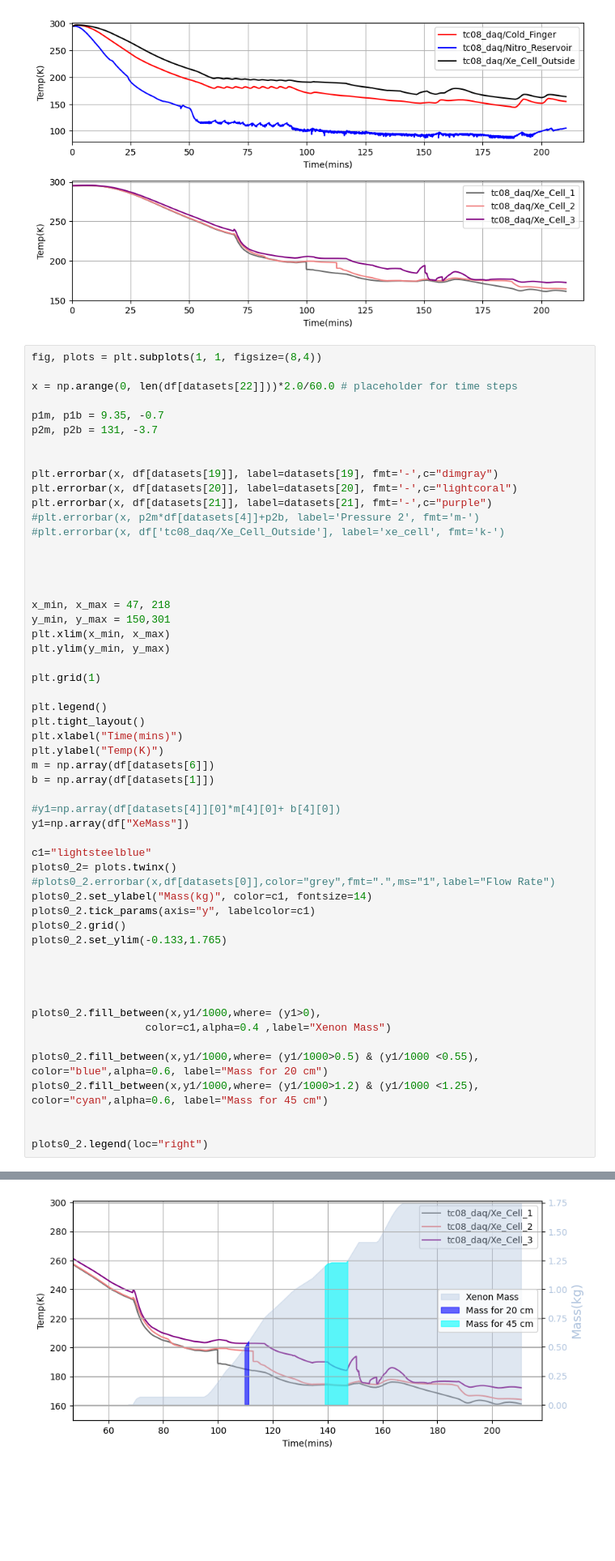
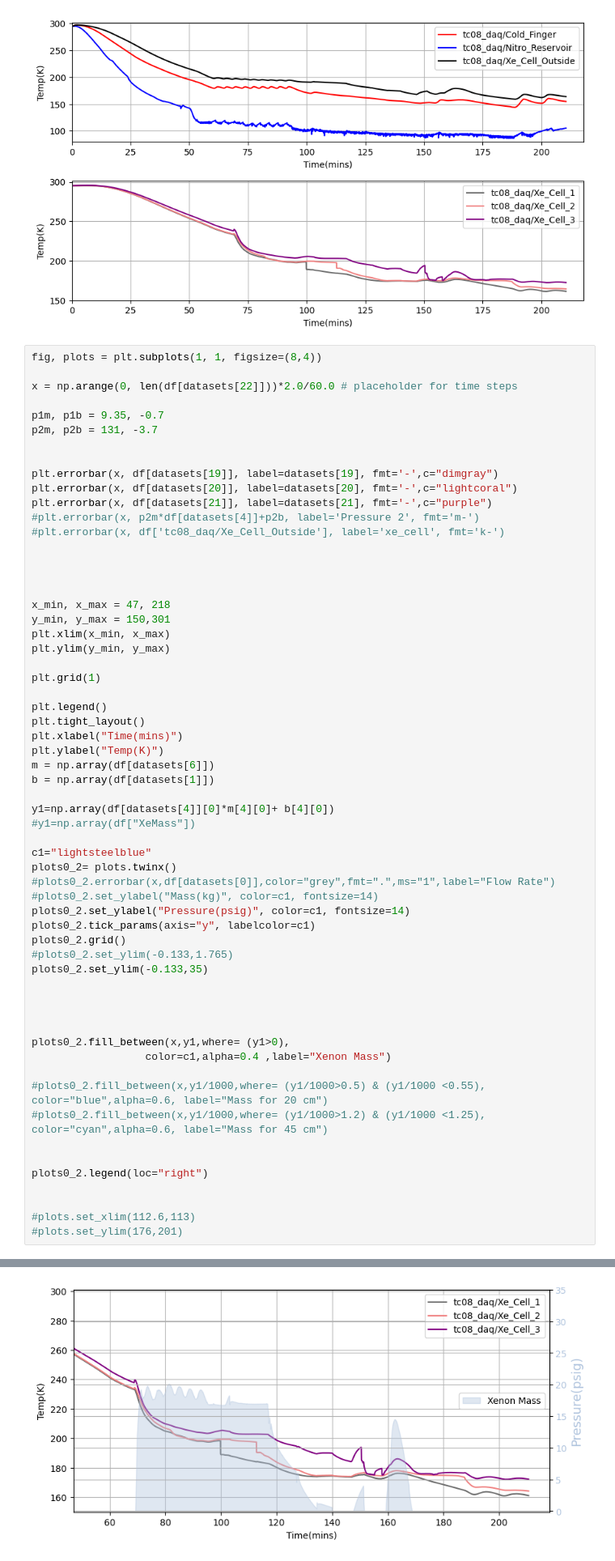
Before and after one commit to jbane11/nexo, a Jupyter notebook: Lab028/slowctr/slow_control_data_read_1.ipynb, the cells around one changed output, grey strips where cells are left out. Shown at 81% size. Drawn from its saved outputs; the diff is of its cells as text; blank space fills up the shorter version.

```diff
--- a/Lab028/slowctr/slow_control_data_read_1.ipynb
+++ b/Lab028/slowctr/slow_control_data_read_1.ipynb
@@ -234,41 +234,47 @@ x_min, x_max = 47, 218
 y_min, y_max = 150,301
 plt.xlim(x_min, x_max)
 plt.ylim(y_min, y_max)
 
 plt.grid(1)
 
 plt.legend()
 plt.tight_layout()
 plt.xlabel("Time(mins)")
 plt.ylabel("Temp(K)")
 m = np.array(df[datasets[6]])
 b = np.array(df[datasets[1]])
 
-#y1=np.array(df[datasets[4]][0]*m[4][0]+ b[4][0])
-y1=np.array(df["XeMass"])
+y1=np.array(df[datasets[4]][0]*m[4][0]+ b[4][0])
+#y1=np.array(df["XeMass"])
 
 c1="lightsteelblue"
 plots0_2= plots.twinx()
 #plots0_2.errorbar(x,df[datasets[0]],color="grey",fmt=".",ms="1",label="Flow Rate")
-plots0_2.set_ylabel("Mass(kg)", color=c1, fontsize=14)
+#plots0_2.set_ylabel("Mass(kg)", color=c1, fontsize=14)
+plots0_2.set_ylabel("Pressure(psig)", color=c1, fontsize=14)
 plots0_2.tick_params(axis="y", labelcolor=c1)
 plots0_2.grid()
-plots0_2.set_ylim(-0.133,1.765)
+#plots0_2.set_ylim(-0.133,1.765)
+plots0_2.set_ylim(-0.133,35)
 
 
 
 
-plots0_2.fill_between(x,y1/1000,where= (y1>0),
+plots0_2.fill_between(x,y1,where= (y1>0),
                   color=c1,alpha=0.4 ,label="Xenon Mass")
 
-plots0_2.fill_between(x,y1/1000,where= (y1/1000>0.5) & (y1/1000 <0.55), color="blue",alpha=0.6, label="Mass for 20 cm")
-plots0_2.fill_between(x,y1/1000,where= (y1/1000>1.2) & (y1/1000 <1.25), color="cyan",alpha=0.6, label="Mass for 45 cm")
+#plots0_2.fill_between(x,y1/1000,where= (y1/1000>0.5) & (y1/1000 <0.55), color="blue",alpha=0.6, label="Mass for 20 cm")
+#plots0_2.fill_between(x,y1/1000,where= (y1/1000>1.2) & (y1/1000 <1.25), color="cyan",alpha=0.6, label="Mass for 45 cm")
 
 
 plots0_2.legend(loc="right")
+
+
+#plots.set_xlim(112.6,113)
+#plots.set_ylim(176,201)
 # %% [output]
 <matplotlib.legend.Legend at 0x...>
-[figure, old version]
+[figure, new version]
 # %%
 y=np.array(df[datasets[0]][0])
 y.size
```
Also changed, not shown: parts of 2 cells of this notebook.
